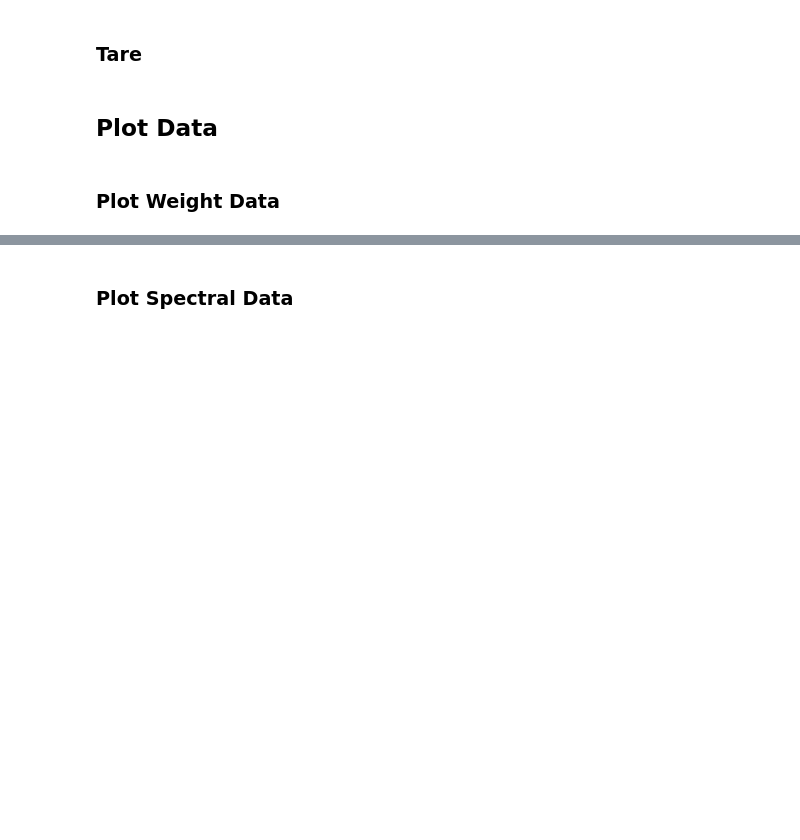
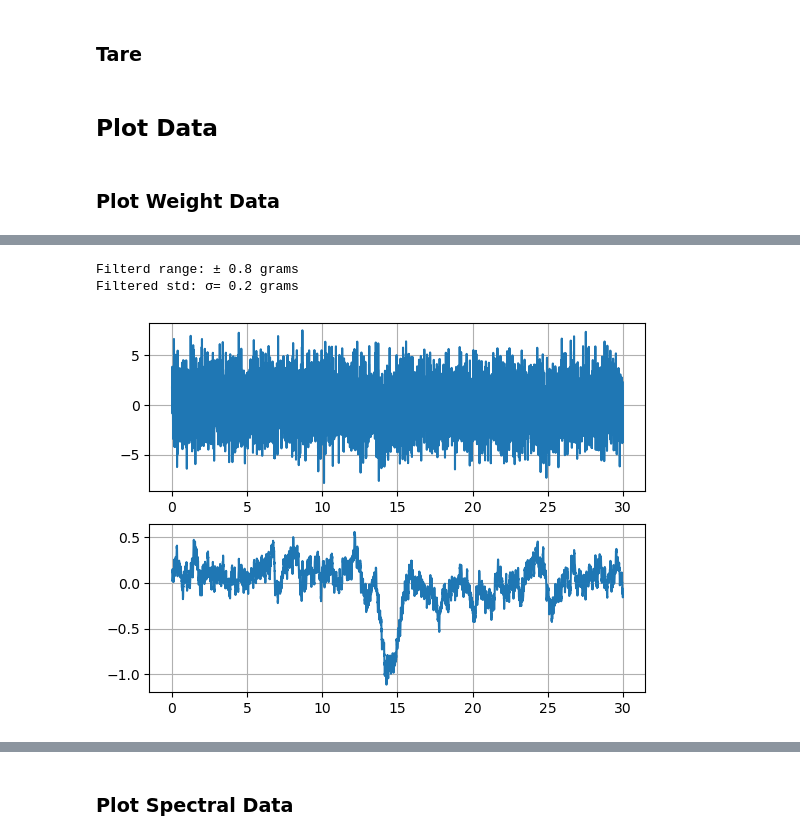
Before and after one commit to rileyhernandez/dispenser, a Jupyter notebook: dispenser.ipynb, the cells around one changed output, grey strips where cells are left out. Cells and saved outputs as stored; diff of their text form; code cells hidden in the pictures; blank space fills up the shorter version.

```diff
--- a/dispenser.ipynb
+++ b/dispenser.ipynb
@@ -61 +84,29 @@ Range: +/- 21.401387837614333
+# %%
+time = np.array(d.data['time'])
+noisy_signal = np.array(d.data['weight'])
+time -= min(time)
+noisy_signal -= np.mean(noisy_signal)
+cutoff = 0.5 # Hz
+fs = 200
+T = 1/fs
+RC = 1/(cutoff*2*np.pi)
+a = T/(T+RC)
+b = RC/(T+RC)
+
+filtered_signal = 0*noisy_signal
+for i in range(len(noisy_signal)):
+    filtered_signal[i] = a*noisy_signal[i] + b*filtered_signal[i-1]
+
+fig, axs = plt.subplots(2, 1)
+axs[0].plot(time, noisy_signal, label='Noisy Signal')
+axs[0].grid(True)
+axs[1].plot(time, filtered_signal, label='Filtered Signal')
+axs[1].grid(True)
+
+print('Filterd range: 'u"\u00B1"f' {(max(filtered_signal)-min(filtered_signal))/2:.1f} grams')
+print('Filtered std: 'u'\u03C3'f'= {np.std(filtered_signal):.1f} grams')
+# %% [output]
+Filterd range: ± 0.8 grams
+Filtered std: σ= 0.2 grams
+[figure, added]
 # %% [markdown]
```
Also changed, not shown: parts of 16 cells of this notebook, 13 other files.
